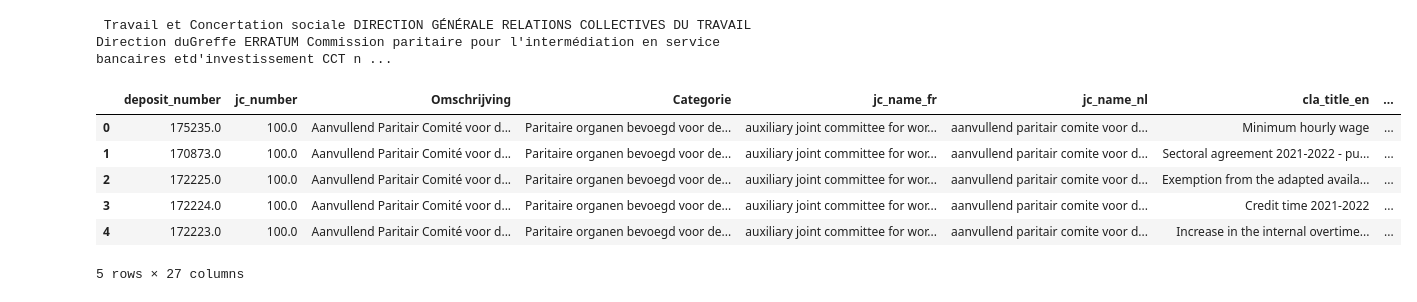
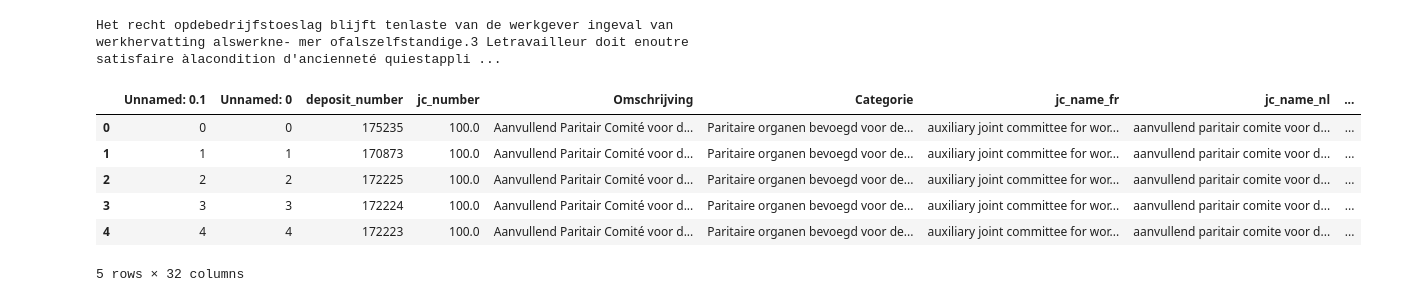
Before and after one commit to NicyJacob/KPMG-CLA-processing, a Jupyter notebook: Info Extraction/getting_text.ipynb, the cells around one changed output. Drawn from its saved outputs; the diff is of its cells as text; code cells hidden in the pictures.

```diff
--- a/Info Extraction/getting_text.ipynb
+++ b/Info Extraction/getting_text.ipynb
@@ -52,26 +43,26 @@ import PyPDF2
 from nltk.tokenize import sent_tokenize
 from nltk.tokenize import word_tokenize
 
-pdf = "C:/Users/nicyj/becode/KPMG/Data/NL_split_pdfs/NL_341-2021-002761.pdf"
-search_keyword='ERRATUM'
+pdf = "C:/Users/nicyj/becode/KPMG/Data/NL_split_pdfs/NL_341-2021-015811.pdf"
+search_keyword='werkgever'
 
 extracted_sentences = pdf2info(pdf, search_keyword)
 print(extracted_sentences)
 # %% [output]
- Travail et Concertation sociale DIRECTION GÉNÉRALE RELATIONS COLLECTIVES DU TRAVAIL Direction duGreffe ERRATUM Commission paritaire pour l'intermédiation en service bancaires etd'investissement CCT n ...
+Het recht opdebedrijfstoeslag blijft tenlaste van de werkgever ingeval van werkhervatting alswerkne- mer ofalszelfstandige.3 Letravailleur doit enoutre satisfaire àlacondition d'ancienneté quiestappli ...
 # %%
 import pandas as pd
 root_data_path = "C:/Users/nicyj/becode/KPMG"
-data = pd.read_excel(root_data_path + '/Data/CLA_meta_from_2018_-_Translated_commitee_details.xlsx',engine='openpyxl')
+data = pd.read_csv(root_data_path + '\Info Extraction\with erratum.csv')
 data.head()
 # %% [output]
-|  | deposit_number | jc_number | Omschrijving | Categorie | jc_name_fr | jc_name_nl | cla_title_en | ... |
-| 0 | 175235.0 | 100.0 | Aanvullend Paritair Comité voor d... | Paritaire organen bevoegd voor de... | auxiliary joint committee for wor... | aanvullend paritair comite voor d... | Minimum hourly wage | ... |
-| 1 | 170873.0 | 100.0 | Aanvullend Paritair Comité voor d... | Paritaire organen bevoegd voor de... | auxiliary joint committee for wor... | aanvullend paritair comite voor d... | Sectoral agreement 2021-2022 - pu... | ... |
-| 2 | 172225.0 | 100.0 | Aanvullend Paritair Comité voor d... | Paritaire organen bevoegd voor de... | auxiliary joint committee for wor... | aanvullend paritair comite voor d... | Exemption from the adapted availa... | ... |
-| 3 | 172224.0 | 100.0 | Aanvullend Paritair Comité voor d... | Paritaire organen bevoegd voor de... | auxiliary joint committee for wor... | aanvullend paritair comite voor d... | Credit time 2021-2022 | ... |
-| 4 | 172223.0 | 100.0 | Aanvullend Paritair Comité voor d... | Paritaire organen bevoegd voor de... | auxiliary joint committee for wor... | aanvullend paritair comite voor d... | Increase in the internal overtime... | ... |
+|  | Unnamed: 0.1 | Unnamed: 0 | deposit_number | jc_number | Omschrijving | Categorie | jc_name_fr | jc_name_nl | ... |
+| 0 | 0 | 0 | 175235 | 100.0 | Aanvullend Paritair Comité voor d... | Paritaire organen bevoegd voor de... | auxiliary joint committee for wor... | aanvullend paritair comite voor d... | ... |
+| 1 | 1 | 1 | 170873 | 100.0 | Aanvullend Paritair Comité voor d... | Paritaire organen bevoegd voor de... | auxiliary joint committee for wor... | aanvullend paritair comite voor d... | ... |
+| 2 | 2 | 2 | 172225 | 100.0 | Aanvullend Paritair Comité voor d... | Paritaire organen bevoegd voor de... | auxiliary joint committee for wor... | aanvullend paritair comite voor d... | ... |
+| 3 | 3 | 3 | 172224 | 100.0 | Aanvullend Paritair Comité voor d... | Paritaire organen bevoegd voor de... | auxiliary joint committee for wor... | aanvullend paritair comite voor d... | ... |
+| 4 | 4 | 4 | 172223 | 100.0 | Aanvullend Paritair Comité voor d... | Paritaire organen bevoegd voor de... | auxiliary joint committee for wor... | aanvullend paritair comite voor d... | ... |
-5 rows × 27 columns
+5 rows × 32 columns
 # %%
 ## MAIN ##
 
```
Also changed, not shown: parts of 8 cells of this notebook, 2 other files.
